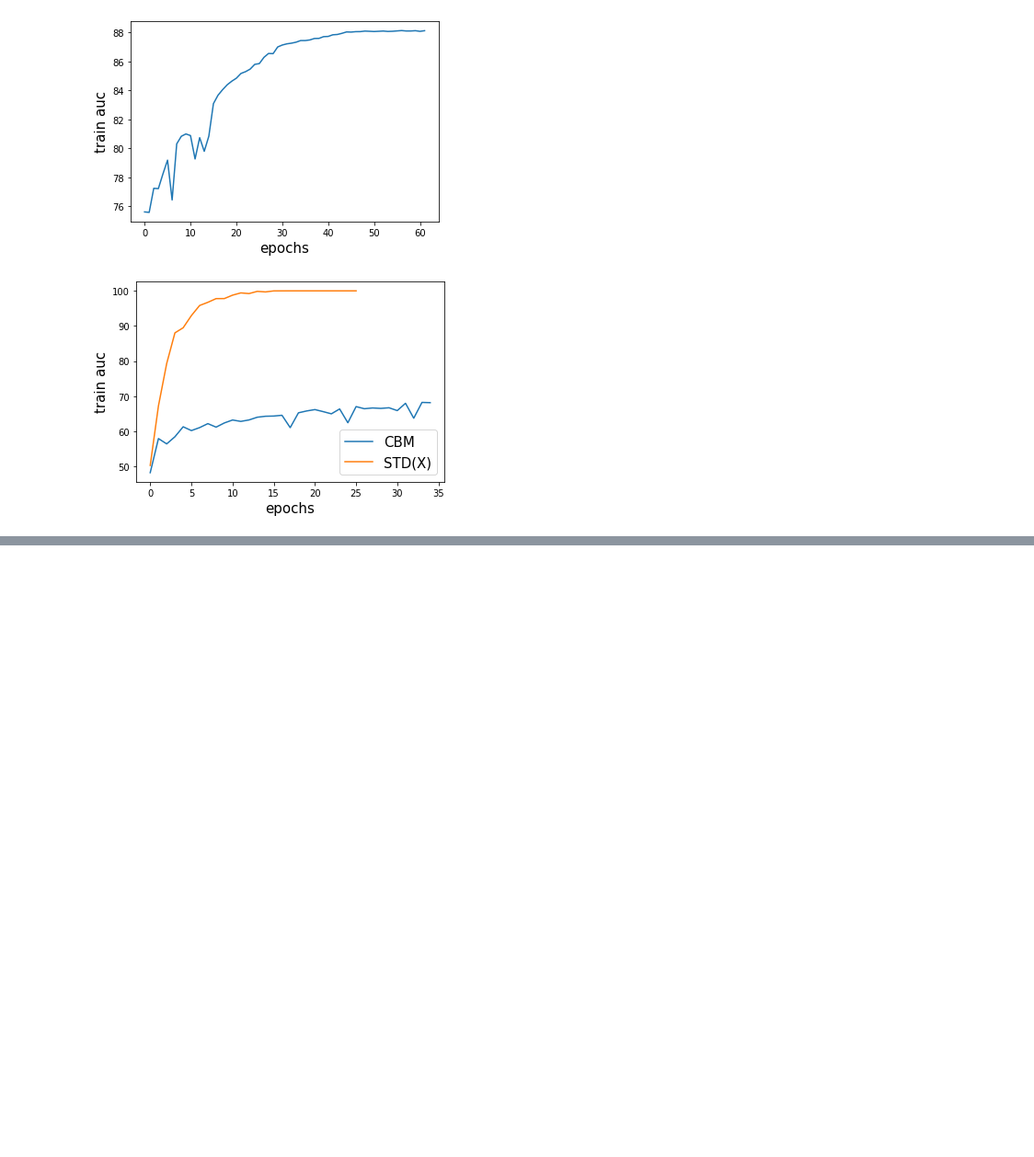
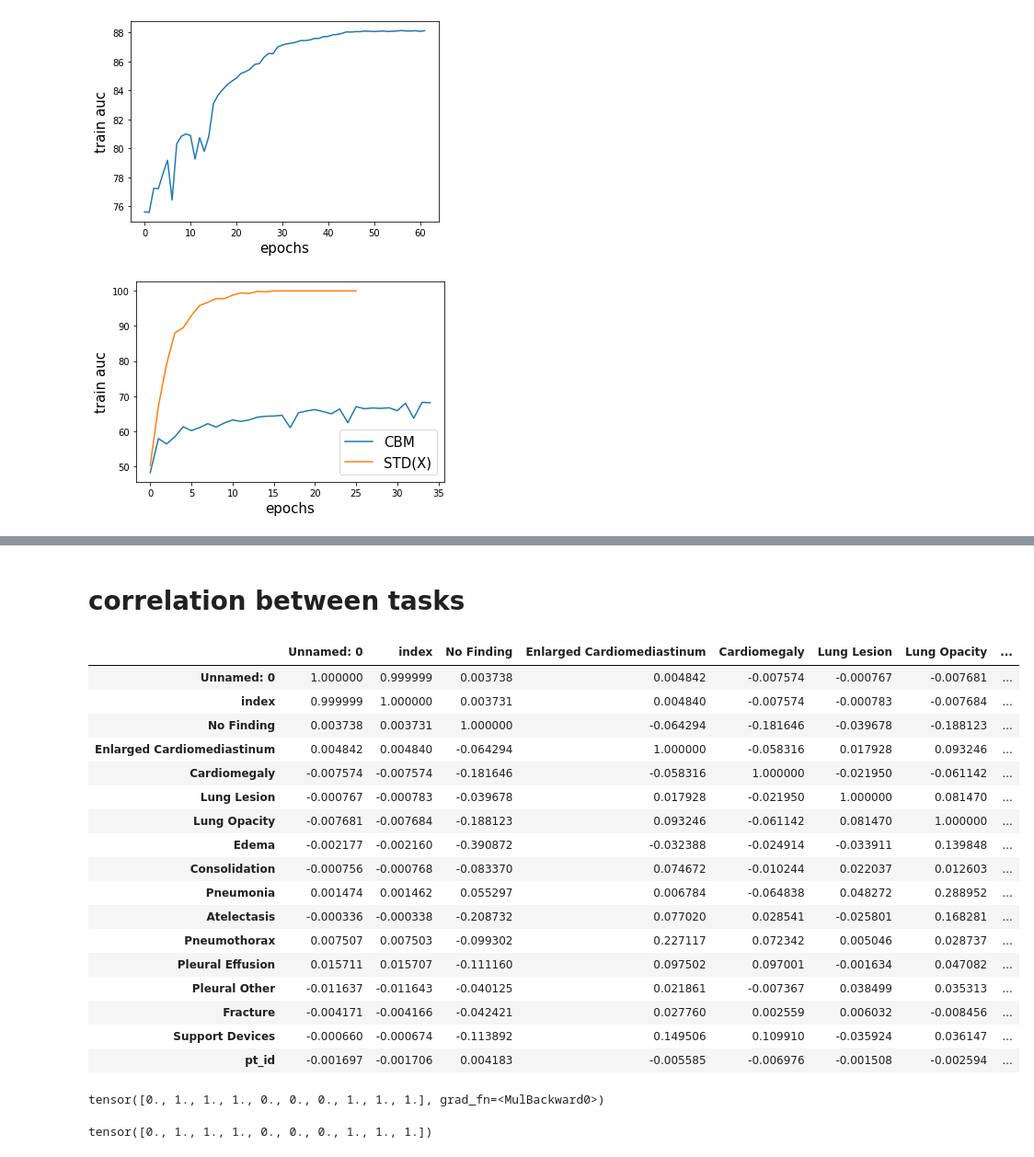
Before and after one commit to nathanwang000/ConceptCredibleModel, a Jupyter notebook: notebooks/cxr-mimic.ipynb, the cells around one changed output, grey strips where cells are left out. Shown: that part at 92% size. Saved outputs shown, nothing was run; the diff lists cells and outputs as text; code cells hidden in the pictures; blank space fills up the shorter version.

```diff
--- a/notebooks/cxr-mimic.ipynb
+++ b/notebooks/cxr-mimic.ipynb
@@ -101,0 +130,23 @@ plt.show()
+# %% [markdown]
+# correlation between tasks
+# %%
+mimic.df.corr()
+# %% [output]
+|  | Unnamed: 0 | index | No Finding | Enlarged Cardiomediastinum | Cardiomegaly | Lung Lesion | Lung Opacity | ... |
+| Unnamed: 0 | 1.000000 | 0.999999 | 0.003738 | 0.004842 | -0.007574 | -0.000767 | -0.007681 | ... |
+| index | 0.999999 | 1.000000 | 0.003731 | 0.004840 | -0.007574 | -0.000783 | -0.007684 | ... |
+| No Finding | 0.003738 | 0.003731 | 1.000000 | -0.064294 | -0.181646 | -0.039678 | -0.188123 | ... |
+| Enlarged Cardiomediastinum | 0.004842 | 0.004840 | -0.064294 | 1.000000 | -0.058316 | 0.017928 | 0.093246 | ... |
+| Cardiomegaly | -0.007574 | -0.007574 | -0.181646 | -0.058316 | 1.000000 | -0.021950 | -0.061142 | ... |
+| Lung Lesion | -0.000767 | -0.000783 | -0.039678 | 0.017928 | -0.021950 | 1.000000 | 0.081470 | ... |
+| Lung Opacity | -0.007681 | -0.007684 | -0.188123 | 0.093246 | -0.061142 | 0.081470 | 1.000000 | ... |
+| Edema | -0.002177 | -0.002160 | -0.390872 | -0.032388 | -0.024914 | -0.033911 | 0.139848 | ... |
+| Consolidation | -0.000756 | -0.000768 | -0.083370 | 0.074672 | -0.010244 | 0.022037 | 0.012603 | ... |
+| Pneumonia | 0.001474 | 0.001462 | 0.055297 | 0.006784 | -0.064838 | 0.048272 | 0.288952 | ... |
+| Atelectasis | -0.000336 | -0.000338 | -0.208732 | 0.077020 | 0.028541 | -0.025801 | 0.168281 | ... |
+| Pneumothorax | 0.007507 | 0.007503 | -0.099302 | 0.227117 | 0.072342 | 0.005046 | 0.028737 | ... |
+| Pleural Effusion | 0.015711 | 0.015707 | -0.111160 | 0.097502 | 0.097001 | -0.001634 | 0.047082 | ... |
+| Pleural Other | -0.011637 | -0.011643 | -0.040125 | 0.021861 | -0.007367 | 0.038499 | 0.035313 | ... |
+| Fracture | -0.004171 | -0.004166 | -0.042421 | 0.027760 | 0.002559 | 0.006032 | -0.008456 | ... |
+| Support Devices | -0.000660 | -0.000674 | -0.113892 | 0.149506 | 0.109910 | -0.035924 | 0.036147 | ... |
+| pt_id | -0.001697 | -0.001706 | 0.004183 | -0.005585 | -0.006976 | -0.001508 | -0.002594 | ... |
@@ -101,0 +157,10 @@ plt.show()
+# %%
+o = do(torch.ones(10, requires_grad=True))
+#o.backward()
+o
+# %% [output]
+tensor([0., 1., 1., 1., 0., 0., 0., 1., 1., 1.], grad_fn=<MulBackward0>)
+# %%
+do.mask
+# %% [output]
+tensor([0., 1., 1., 1., 0., 0., 0., 1., 1., 1.])
```
Also changed, not shown: parts of 10 cells of this notebook, 8 other files.
